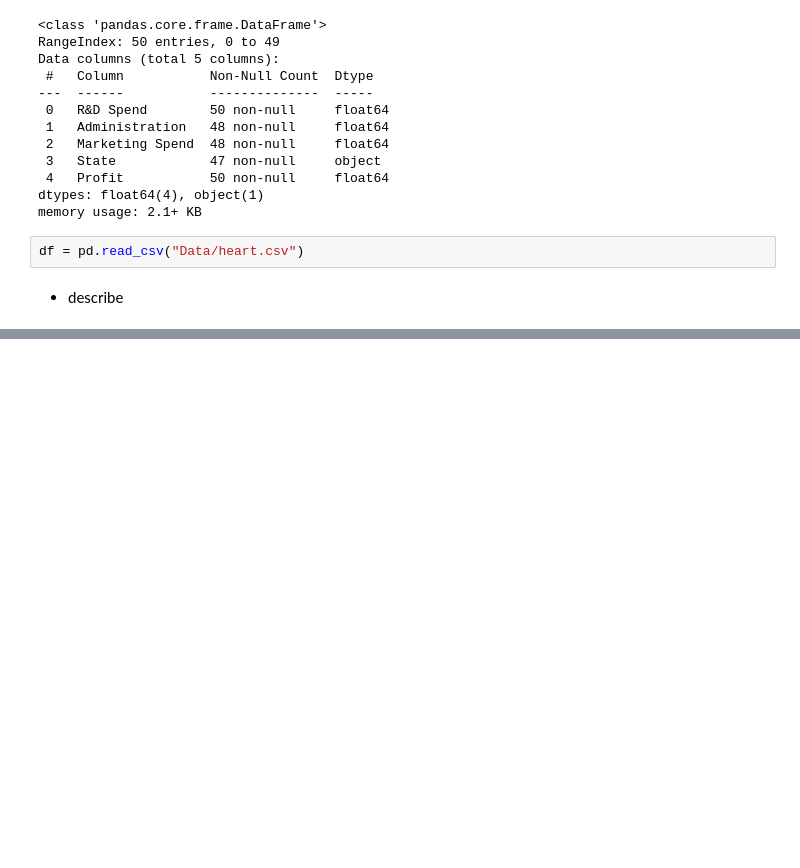
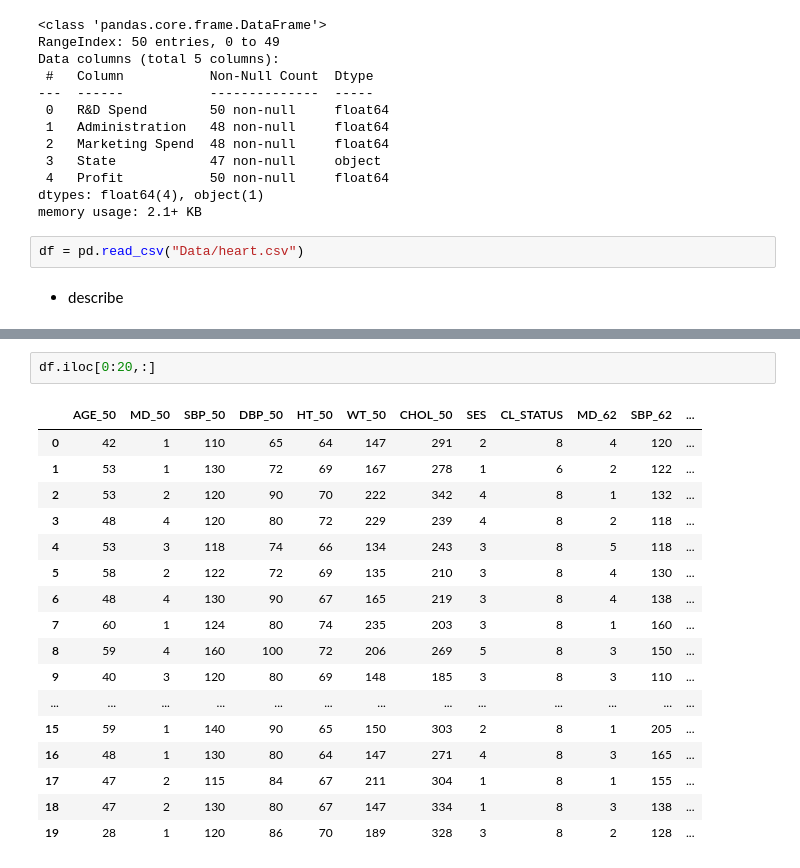
Before and after one commit to ibrahimediz/DataMiningFundamentals, a Jupyter notebook: Documents/01_Libraries/01_fundamentals.ipynb, the cells around one changed output, grey strips where cells are left out. Saved outputs shown, nothing was run; the diff lists cells and outputs as text; blank space fills up the shorter version.

```diff
--- a/Documents/01_Libraries/01_fundamentals.ipynb
+++ b/Documents/01_Libraries/01_fundamentals.ipynb
@@ -157,0 +287,20 @@ df.describe()
+# %%
+df.iloc[0:20,:]
+# %% [output]
+|  | AGE_50 | MD_50 | SBP_50 | DBP_50 | HT_50 | WT_50 | CHOL_50 | SES | CL_STATUS | MD_62 | SBP_62 | ... |
+| 0 | 42 | 1 | 110 | 65 | 64 | 147 | 291 | 2 | 8 | 4 | 120 | ... |
+| 1 | 53 | 1 | 130 | 72 | 69 | 167 | 278 | 1 | 6 | 2 | 122 | ... |
+| 2 | 53 | 2 | 120 | 90 | 70 | 222 | 342 | 4 | 8 | 1 | 132 | ... |
+| 3 | 48 | 4 | 120 | 80 | 72 | 229 | 239 | 4 | 8 | 2 | 118 | ... |
+| 4 | 53 | 3 | 118 | 74 | 66 | 134 | 243 | 3 | 8 | 5 | 118 | ... |
+| 5 | 58 | 2 | 122 | 72 | 69 | 135 | 210 | 3 | 8 | 4 | 130 | ... |
+| 6 | 48 | 4 | 130 | 90 | 67 | 165 | 219 | 3 | 8 | 4 | 138 | ... |
+| 7 | 60 | 1 | 124 | 80 | 74 | 235 | 203 | 3 | 8 | 1 | 160 | ... |
+| 8 | 59 | 4 | 160 | 100 | 72 | 206 | 269 | 5 | 8 | 3 | 150 | ... |
+| 9 | 40 | 3 | 120 | 80 | 69 | 148 | 185 | 3 | 8 | 3 | 110 | ... |
+| ... | ... | ... | ... | ... | ... | ... | ... | ... | ... | ... | ... | ... |
+| 15 | 59 | 1 | 140 | 90 | 65 | 150 | 303 | 2 | 8 | 1 | 205 | ... |
+| 16 | 48 | 1 | 130 | 80 | 64 | 147 | 271 | 4 | 8 | 3 | 165 | ... |
+| 17 | 47 | 2 | 115 | 84 | 67 | 211 | 304 | 1 | 8 | 1 | 155 | ... |
+| 18 | 47 | 2 | 130 | 80 | 67 | 147 | 334 | 1 | 8 | 3 | 138 | ... |
+| 19 | 28 | 1 | 120 | 86 | 70 | 189 | 328 | 3 | 8 | 2 | 128 | ... |
```
Also changed, not shown: parts of 34 cells of this notebook, 8 other files.
